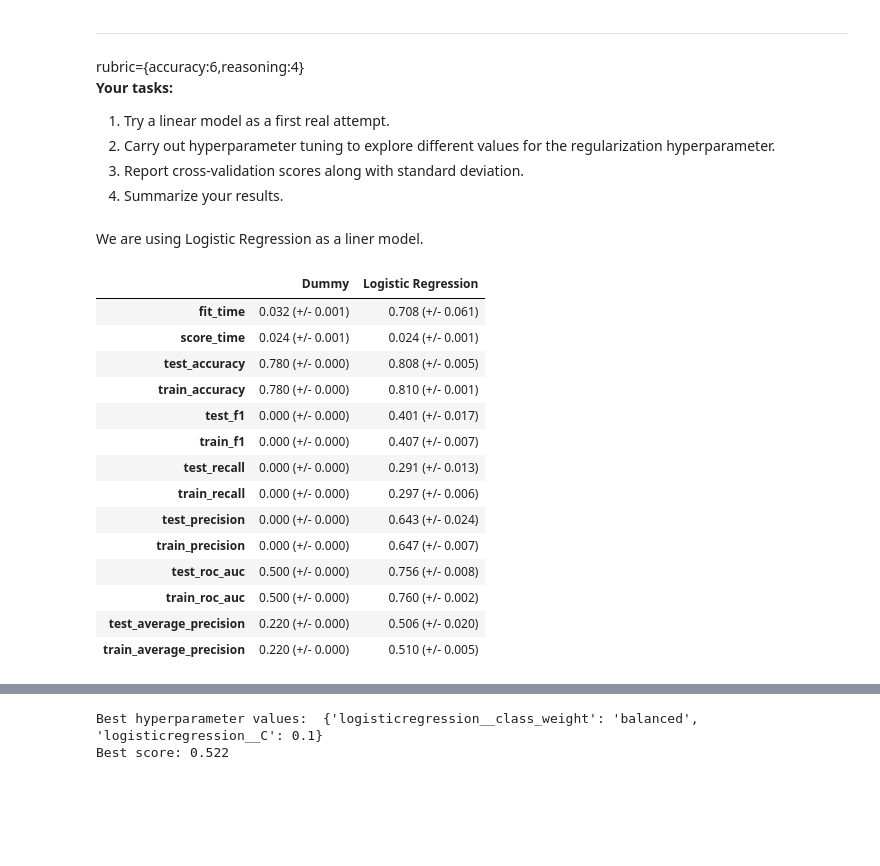
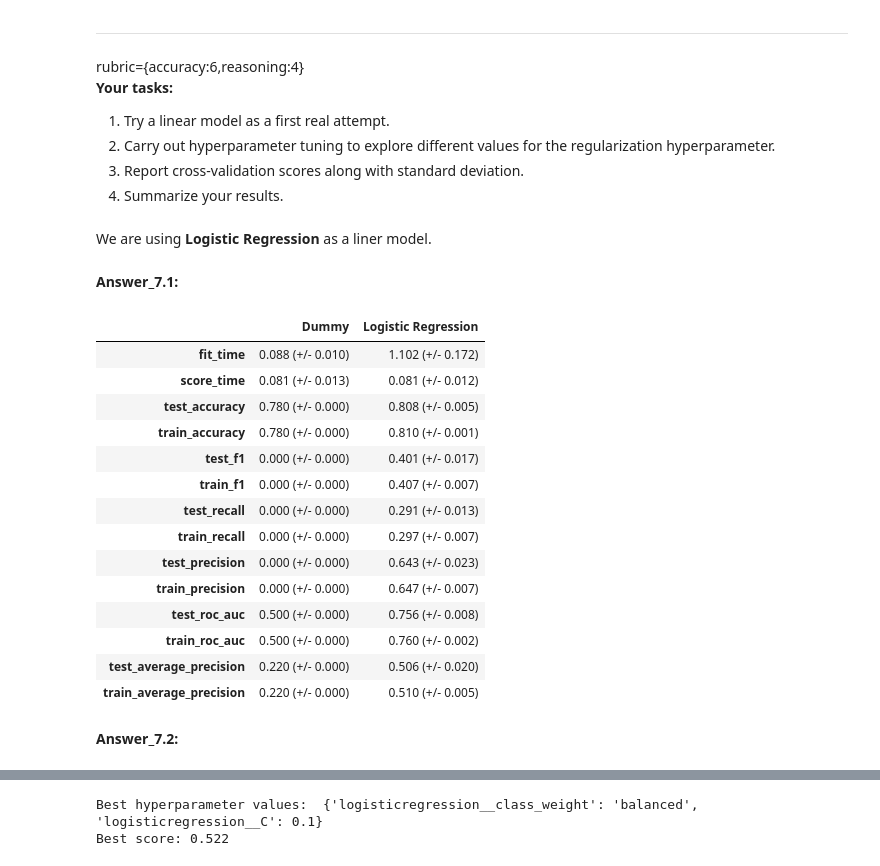
Before and after one commit to Anupriya-Sri/default_classifier_573_lab4-1, a Jupyter notebook: lab4.ipynb, the cells around one changed output, grey strips where cells are left out. Cells and saved outputs as stored; diff of their text form; code cells hidden in the pictures; blank space fills up the shorter version.

```diff
--- a/lab4.ipynb
+++ b/lab4.ipynb
@@ -307,4 +413,5 @@ We have extracted the following features:
 # %%
+# Define function for creating default_<month> features (description of these features is given above)
 def default_category(x):
     """
     Categorize the payment status in 3 possible levels
@@ -318,9 +425,9 @@ def default_category(x):
 
     Returns
     -------
-    integer:    0 if the balance for that particular month was paid timely (no default),
-                1 if it was paid within 3 months past due (soft default),
-                2 if was paid with 4 or more months of delay (hard default)
+    integer:    0 if the balance for that particular month was paid timely,
+                1 if it was paid within 3 months past due,
+                2 if was paid with 4 or more months of delay
     """
     if x <= 0:
         return 0
@@ -329,6 +436,7 @@ def default_category(x):
     else:
         return 2
 
+# Creating default_<month> features using default_category()
 X_train['default_apr'] = X_train.apply(lambda X_train: default_category(X_train['repay_apr']), axis=1)
 X_train['default_may'] = X_train.apply(lambda X_train: default_category(X_train['repay_may']), axis=1)
 X_train['default_jun'] = X_train.apply(lambda X_train: default_category(X_train['repay_jun']), axis=1)
@@ -387,23 +498,22 @@ rubric={accuracy:6,reasoning:4}
 # %%
-# The following are numeric, hence we are grouping them together and will apply standard scaling on them
+# The following features are numeric. We are applying StandardScaling() on numeric features.
+# Since, there are no missing values, we are not applying Imputation.
 numeric_features = ['LIMIT_BAL', 'AGE',
                     'bill_sep', 'bill_aug', 'bill_jul', 'bill_jun', 'bill_may', 'bill_apr',
                     'pay_sep', 'pay_aug', 'pay_jul', 'pay_jun', 'pay_may', 'pay_apr',
                     'util_sep', 'util_aug', 'util_jul', 'util_jun', 'util_may', 'util_apr']
 
-# The following features are binary.
-# The client can either be a defaulter or not.
-# Sex has been described in this dataset as Male/Female only.
-binary_features = ['SEX', 'defaulter_6m', 'defaulter_3m']
+# The following features are binary. We are using binary transformation, using OneHotEncoder(binary=True)
+# The client can either be a defaulter or not. Sex has been described in this dataset as Male/Female only.
+binary_features = ['defaulter_6m', 'defaulter_3m', 'SEX']
 
-# The following features have been grouped as ordinal as we can see there is a ranking in them.
-# There is a concept of soft default and hard default and the data has been grouped together like that in the feature engineering part.
+# The following features are ordinal as we can see there is a ranking in them. We are using Ordinal encoding for there.
 
 ordinal_features_repay = ['repay_sep', 'repay_aug', 'repay_jul', 'repay_jun', 'repay_may', 'repay_apr']
 ordinal_features_def = ['default_apr', 'default_may', 'default_jun','default_jul', 'default_aug', 'default_sep']
 ordinal_features_edu = ['EDUCATION']
 
-# The following features are categorical.
+# The following features are categorical. We are using OneHotENcoding for these.
 categorical_features = ['MARRIAGE']
 
 # The following features are being dropped.
@@ -481,3 +590,5 @@ results = {}
+# %%
+results_base = {}
 # %%
 def mean_std_cross_val_scores(model, X_train, y_train, **kwargs):
     """
@@ -511,7 +622,7 @@ def mean_std_cross_val_scores(model, X_train, y_train, **kwargs):
 # Use sklearn Dummyclassifier as baseline
 scoring = ["accuracy", "f1", "recall", "precision", "roc_auc", "average_precision"]
 pipe_dm = make_pipeline(preprocessor, DummyClassifier(random_state=123))
-results['Dummy'] = mean_std_cross_val_scores(pipe_dm, X_train, y_train, return_train_score = True, scoring = scoring)
-pd.DataFrame(results)
+results_base['Dummy'] = mean_std_cross_val_scores(pipe_dm, X_train, y_train, return_train_score = True, scoring = scoring)
+pd.DataFrame(results_base)
 # %% [output]
 |  | Dummy |
@@ -543,26 +654,32 @@ rubric={accuracy:6,reasoning:4}
 3. Report cross-validation scores along with standard deviation.
 4. Summarize your results.
 # %% [markdown]
-We are using Logistic Regression as a liner model.
+We are using **Logistic Regression** as a liner model.
+# %% [markdown]
+**Answer_7.1:**
 # %%
+# Fitting LogisticRegression (linear model)
+results = {}
 scoring = ["accuracy", "f1", "recall", "precision", "roc_auc", "average_precision"]
-pipe_lr = make_pipeline(preprocessor,LogisticRegression(max_iter=2000, multi_class='ovr') )
-results['Logistic Regression'] = mean_std_cross_val_scores(pipe_lr, X_train, y_train, return_train_score = True, scoring = scoring)
-pd.DataFrame(results)
+pipe_lr = make_pipeline(preprocessor, LogisticRegression(max_iter=2000, multi_class='ovr') )
+results_base['Logistic Regression'] = mean_std_cross_val_scores(pipe_lr, X_train, y_train, return_train_score = True, scoring = scoring)
+pd.DataFrame(results_base)
 # %% [output]
 |  | Dummy | Logistic Regression |
-| fit_time | 0.032 (+/- 0.001) | 0.708 (+/- 0.061) |
-| score_time | 0.024 (+/- 0.001) | 0.024 (+/- 0.001) |
+| fit_time | 0.088 (+/- 0.010) | 1.102 (+/- 0.172) |
+| score_time | 0.081 (+/- 0.013) | 0.081 (+/- 0.012) |
 | test_accuracy | 0.780 (+/- 0.000) | 0.808 (+/- 0.005) |
 | train_accuracy | 0.780 (+/- 0.000) | 0.810 (+/- 0.001) |
 | test_f1 | 0.000 (+/- 0.000) | 0.401 (+/- 0.017) |
 | train_f1 | 0.000 (+/- 0.000) | 0.407 (+/- 0.007) |
 | test_recall | 0.000 (+/- 0.000) | 0.291 (+/- 0.013) |
-| train_recall | 0.000 (+/- 0.000) | 0.297 (+/- 0.006) |
-| test_precision | 0.000 (+/- 0.000) | 0.643 (+/- 0.024) |
+| train_recall | 0.000 (+/- 0.000) | 0.297 (+/- 0.007) |
+| test_precision | 0.000 (+/- 0.000) | 0.643 (+/- 0.023) |
 | train_precision | 0.000 (+/- 0.000) | 0.647 (+/- 0.007) |
 | test_roc_auc | 0.500 (+/- 0.000) | 0.756 (+/- 0.008) |
 | train_roc_auc | 0.500 (+/- 0.000) | 0.760 (+/- 0.002) |
 | test_average_precision | 0.220 (+/- 0.000) | 0.506 (+/- 0.020) |
 | train_average_precision | 0.220 (+/- 0.000) | 0.510 (+/- 0.005) |
+# %% [markdown]
+**Answer_7.2:**
 # %%
```
Also changed, not shown: parts of 135 cells of this notebook.
